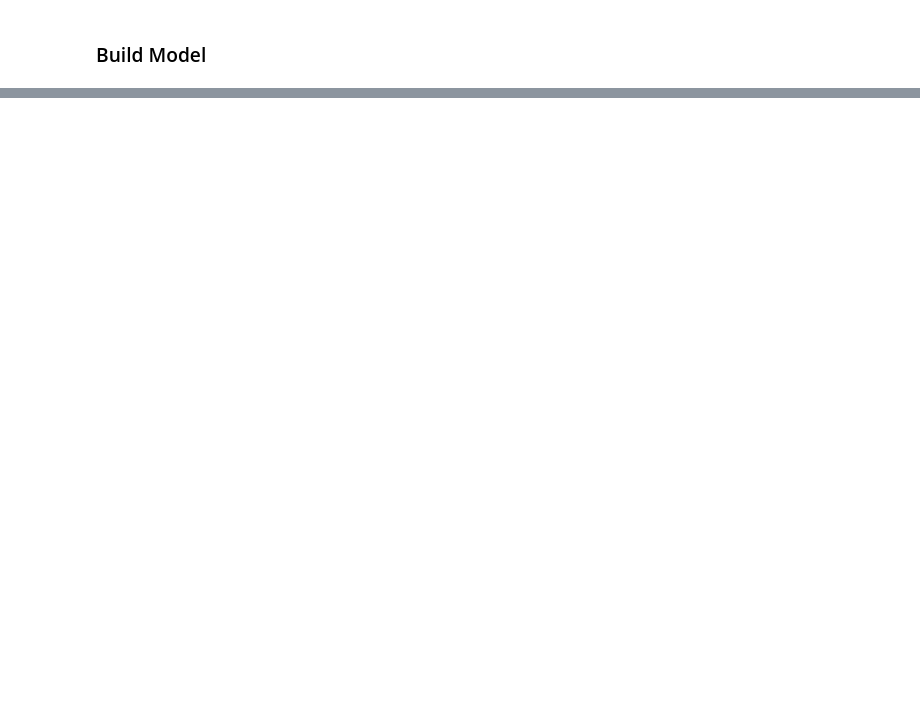
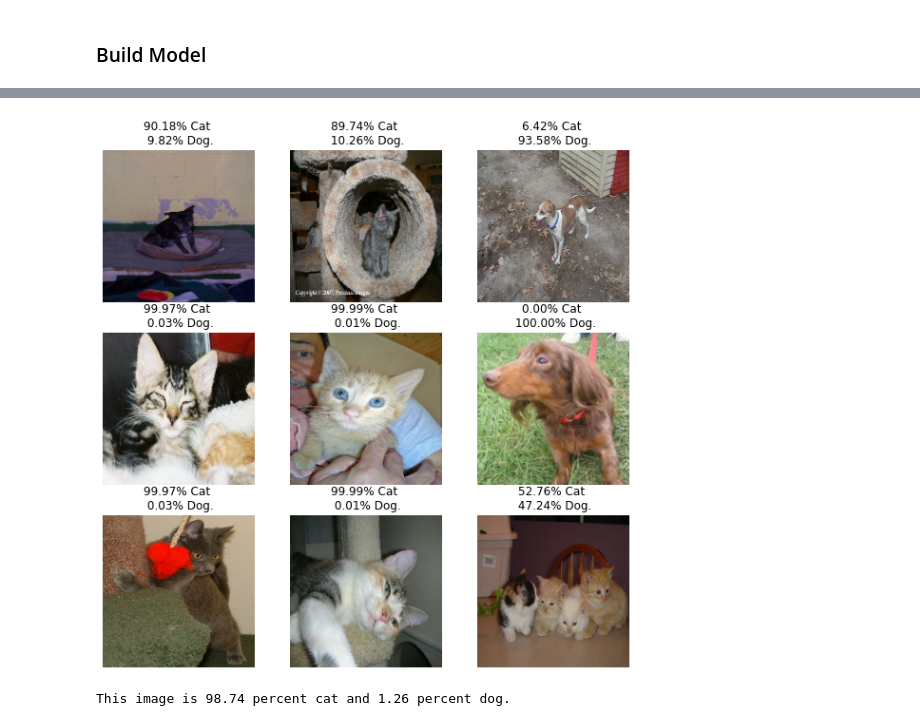
Before and after one commit to yonas-g/CatvsDog-Classifier, a Jupyter notebook: catvsdog-classification-keras.ipynb, the cells around one changed output, grey strips where cells are left out. Drawn from its saved outputs; the diff is of its cells as text; code cells hidden in the pictures; blank space fills up the shorter version.

```diff
--- a/catvsdog-classification-keras.ipynb
+++ b/catvsdog-classification-keras.ipynb
@@ -149,8 +169,14 @@ keras.utils.plot_model(model, show_shapes=True)
 
 epochs = 50
 
+# model check point save only best
 callbacks = [
-    keras.callbacks.ModelCheckpoint("save_at_{epoch}.h5"),
+    keras.callbacks.ModelCheckpoint(
+        'model-{epoch:03d}-{accuracy:03f}-{val_accuracy:03f}.h5',
+        verbose=1,
+        monitor='val_loss',
+        save_best_only=True,
+        mode='auto'),
 ]
 
 model.compile(
@@ -158,7 +184,3 @@ model.compile(
     loss="binary_crossentropy",
     metrics=["accuracy"],
 )
-
-model.fit(
-    train_ds, epochs=epochs, callbacks=callbacks, validation_data=val_ds,
-)
@@ -213,0 +265,42 @@ for img_path in images[:10]:
+# %%
+plt.figure(figsize=(10, 10))
+
+for images, labels in train_ds.take(1):
+
+    for i in range(9):
+        ax = plt.subplot(3, 3, i + 1)
+
+        img_array = keras.preprocessing.image.img_to_array(images[i])
+        img_array = tf.expand_dims(img_array, 0)  # Create batch axis
+
+        predictions = model.predict(img_array)
+        score = predictions[0][0]
+
+        plt.imshow(images[i].numpy().astype("uint8"))
+        title = f"{100 * (1 - score):.2f}% Cat \n {100 * score:.2f}% Dog."
+        plt.title(title)
+        plt.axis("off")
+# %% [output]
+[figure, added]
+# %%
+# image from google
+# ../input/singlecat/cat-2083492_960_720.webp
+
+cat_image = '../input/singlecat/cat-2083492_960_720.webp'
+
+img = keras.preprocessing.image.load_img(
+        cat_image, target_size=image_size
+    )
+
+img_array = keras.preprocessing.image.img_to_array(img)
+
+img_array = tf.expand_dims(img_array, 0)  # Create batch axis
+
+predictions = model.predict(img_array)
+score = predictions[0]
+print(
+    "This image is %.2f percent cat and %.2f percent dog."
+    % (100 * (1 - score), 100 * score)
+)
+# %% [output]
+This image is 98.74 percent cat and 1.26 percent dog.
```
Also changed, not shown: parts of 11 cells of this notebook.
